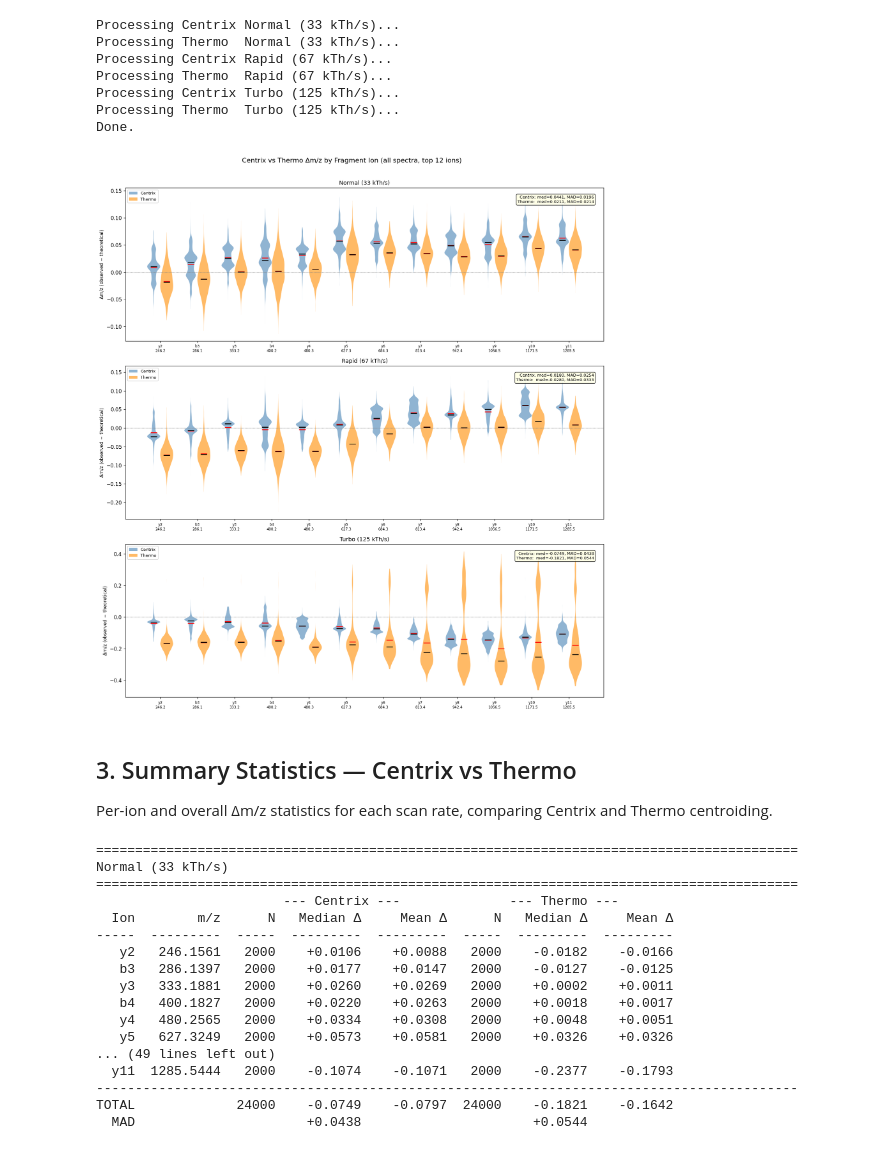
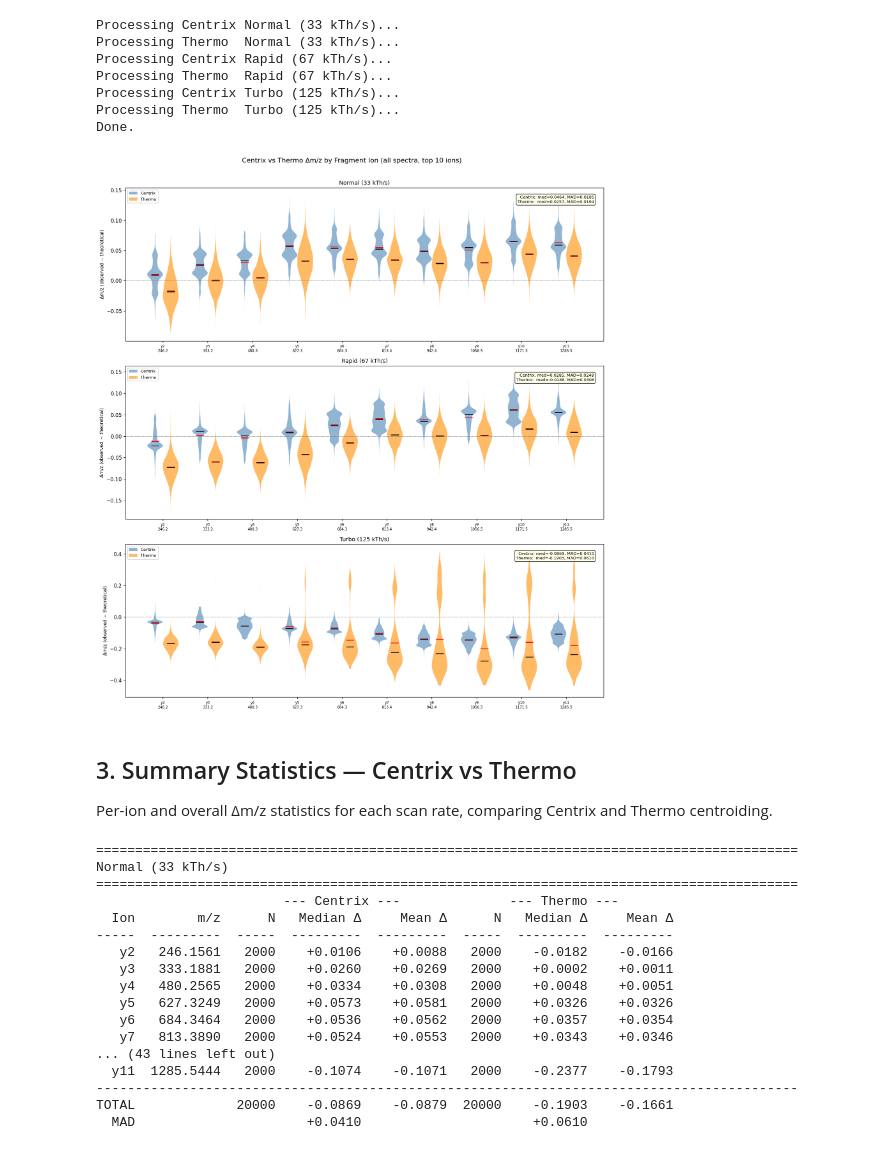
Before and after one commit to maccoss/centrix, a Jupyter notebook: scripts/glufib_mz_accuracy.ipynb, the cells around one changed output. Cells and saved outputs as stored; diff of their text form; code cells hidden in the pictures.

```diff
--- a/scripts/glufib_mz_accuracy.ipynb
+++ b/scripts/glufib_mz_accuracy.ipynb
@@ -156,9 +156,8 @@ def nearest_centroid(cx_mz, cx_int, target_mz, tol=0.5):
         return cx_mz[idx], cx_int[idx]
     return None, None
 # %%
-# --- Select top 12 most intense fragment ions ---
+# --- Select top 10 most intense fragment ions, split into two groups ---
 # Use a representative spectrum (scan #100) from the Normal file to rank ions by intensity.
-# The same 12 ions are used for all plots.
 
 ref_mz, ref_int = load_spectrum(FILES["Normal (33 kTh/s)"]["profile"], 99)
 
@@ -170,12 +169,21 @@ for name, theo_mz in all_ions.items():
     else:
         ion_intensities[name] = 0.0
 
-# Pick top 12 by intensity, re-sort by m/z
-top12_names = sorted(ion_intensities, key=ion_intensities.get, reverse=True)[:12]
-top12 = {n: all_ions[n] for n in sorted(top12_names, key=lambda n: all_ions[n])}
+# Pick top 10 by intensity
+top10_names = sorted(ion_intensities, key=ion_intensities.get, reverse=True)[:10]
+top10 = {n: all_ions[n] for n in sorted(top10_names, key=lambda n: all_ions[n])}
 
-print("Top 12 ions by intensity (from spectrum #100, Normal):")
-for name, mz in top12.items():
-    print(f"  {name:>5s}: {mz:.4f}  (peak intensity {ion_intensities[name]:.0f})")
-print(f"\nDropped: {sorted(set(all_ions) - set(top12), key=lambda n: all_ions[n])}")
+# Split: top 5 by intensity → group A, next 5 → group B (each sorted by m/z)
+top5_names = sorted(ion_intensities, key=ion_intensities.get, reverse=True)[:5]
+next5_names = sorted(ion_intensities, key=ion_intensities.get, reverse=True)[5:10]
+top5 = {n: all_ions[n] for n in sorted(top5_names, key=lambda n: all_ions[n])}
+next5 = {n: all_ions[n] for n in sorted(next5_names, key=lambda n: all_ions[n])}
+
+print("Top 5 ions (by intensity, sorted by m/z):")
+for name, mz in top5.items():
+    print(f"  {name:>5s}: {mz:.4f}  (intensity {ion_intensities[name]:.0f})")
+print("\nIons 6–10 (by intensity, sorted by m/z):")
+for name, mz in next5.items():
+    print(f"  {name:>5s}: {mz:.4f}  (intensity {ion_intensities[name]:.0f})")
+print(f"\nDropped: {sorted(set(all_ions) - set(top10), key=lambda n: all_ions[n])}")
 # %% [output]
@@ -303,14 +315,14 @@ def compute_delta_mz_all_spectra(centrix_path, ions, tol=0.5):
                 deltas[name].append(obs_mz - theo_mz)
     return deltas
 
-# Compute for all three scan rates — both Centrix and Thermo (using top 12 ions only)
+# Compute for all three scan rates — both Centrix and Thermo (using top 10 ions)
 all_deltas_centrix = {}
 all_deltas_thermo = {}
 for label, paths in FILES.items():
     print(f"Processing Centrix {label}...")
-    all_deltas_centrix[label] = compute_delta_mz_all_spectra(paths["centrix"], top12)
+    all_deltas_centrix[label] = compute_delta_mz_all_spectra(paths["centrix"], top10)
     print(f"Processing Thermo  {label}...")
-    all_deltas_thermo[label] = compute_delta_mz_all_spectra(paths["thermo"], top12)
+    all_deltas_thermo[label] = compute_delta_mz_all_spectra(paths["thermo"], top10)
 print("Done.")
 # %% [output]
 Processing Centrix Normal (33 kTh/s)...
@@ -321,8 +333,8 @@ Processing Centrix Turbo (125 kTh/s)...
 Processing Thermo  Turbo (125 kTh/s)...
 Done.
 # %%
-ion_names = list(top12.keys())
-ion_mzs = [top12[n] for n in ion_names]
+ion_names = list(top10.keys())
+ion_mzs = [top10[n] for n in ion_names]
 ion_labels = [f"{n}\n{mz:.1f}" for n, mz in zip(ion_names, ion_mzs)]
 
 scan_labels = list(FILES.keys())
@@ -368,35 +380,35 @@ for i, label in enumerate(scan_labels):
         vp_th["cmeans"].set_color("red")
         vp_th["cmedians"].set_color("black")
 
     ax.axhline(0, color="gray", linestyle="--", linewidth=0.5)
     ax.set_xticks(range(len(ion_names)))
     ax.set_xticklabels(ion_labels, fontsize=7)
     ax.set_ylabel("Δm/z (observed − theoretical)", fontsize=9)
     ax.set_title(f"{label}", fontsize=11)
 
     # Legend
     from matplotlib.patches import Patch
     ax.legend(handles=[Patch(facecolor="steelblue", alpha=0.6, label="Centrix"),
                        Patch(facecolor="darkorange", alpha=0.6, label="Thermo")],
               fontsize=8, loc="upper left")
 
     # Summary stats in text box
     cx_all = np.concatenate([np.array(cx_deltas[n]) for n in ion_names if len(cx_deltas[n]) > 0])
     th_all = np.concatenate([np.array(th_deltas[n]) for n in ion_names if len(th_deltas[n]) > 0])
     stats_text = ""
     if len(cx_all) > 0:
         stats_text += f"Centrix: med={np.median(cx_all):.4f}, MAD={np.median(np.abs(cx_all - np.median(cx_all))):.4f}\n"
     if len(th_all) > 0:
         stats_text += f"Thermo:  med={np.median(th_all):.4f}, MAD={np.median(np.abs(th_all - np.median(th_all))):.4f}"
     ax.text(0.98, 0.95, stats_text.strip(),
             transform=ax.transAxes, ha="right", va="top", fontsize=8,
             bbox=dict(boxstyle="round,pad=0.3", facecolor="lightyellow", alpha=0.8))
 
-fig.suptitle("Centrix vs Thermo Δm/z by Fragment Ion (all spectra, top 12 ions)", fontsize=13, y=1.01)
+fig.suptitle("Centrix vs Thermo Δm/z by Fragment Ion (all spectra, top 10 ions)", fontsize=13, y=1.01)
 fig.tight_layout()
 plt.show()
 # %% [output]
-[figure, old version]
+[figure, new version]
 # %% [markdown]
 ## 3. Summary Statistics — Centrix vs Thermo
 
@@ -417,7 +429,7 @@ for label in FILES:
         td = np.array(th_deltas[name])
         cx_str = f"{len(cd):5d}  {np.median(cd):+9.4f}  {np.mean(cd):+9.4f}" if len(cd) > 0 else f"{'—':>5s}  {'':>9s}  {'':>9s}"
         th_str = f"{len(td):5d}  {np.median(td):+9.4f}  {np.mean(td):+9.4f}" if len(td) > 0 else f"{'—':>5s}  {'':>9s}  {'':>9s}"
-        print(f"{name:>5s}  {top12[name]:9.4f}  {cx_str}  {th_str}")
+        print(f"{name:>5s}  {top10[name]:9.4f}  {cx_str}  {th_str}")
         all_cx.extend(cd)
         all_th.extend(td)
 
@@ -440,13 +452,13 @@ Normal (33 kTh/s)
   Ion        m/z      N   Median Δ     Mean Δ      N   Median Δ     Mean Δ
 -----  ---------  -----  ---------  ---------  -----  ---------  ---------
    y2   246.1561   2000    +0.0106    +0.0088   2000    -0.0182    -0.0166
-   b3   286.1397   2000    +0.0177    +0.0147   2000    -0.0127    -0.0125
    y3   333.1881   2000    +0.0260    +0.0269   2000    +0.0002    +0.0011
-   b4   400.1827   2000    +0.0220    +0.0263   2000    +0.0018    +0.0017
    y4   480.2565   2000    +0.0334    +0.0308   2000    +0.0048    +0.0051
    y5   627.3249   2000    +0.0573    +0.0581   2000    +0.0326    +0.0326
-... (49 lines left out)
+   y6   684.3464   2000    +0.0536    +0.0562   2000    +0.0357    +0.0354
+   y7   813.3890   2000    +0.0524    +0.0553   2000    +0.0343    +0.0346
+... (43 lines left out)
   y11  1285.5444   2000    -0.1074    -0.1071   2000    -0.2377    -0.1793
 ------------------------------------------------------------------------------------------
-TOTAL             24000    -0.0749    -0.0797  24000    -0.1821    -0.1642
-  MAD                      +0.0438                      +0.0544
+TOTAL             20000    -0.0869    -0.0879  20000    -0.1903    -0.1661
+  MAD                      +0.0410                      +0.0610
```
Also changed, not shown: parts of 2 cells of this notebook, 2 other files.
